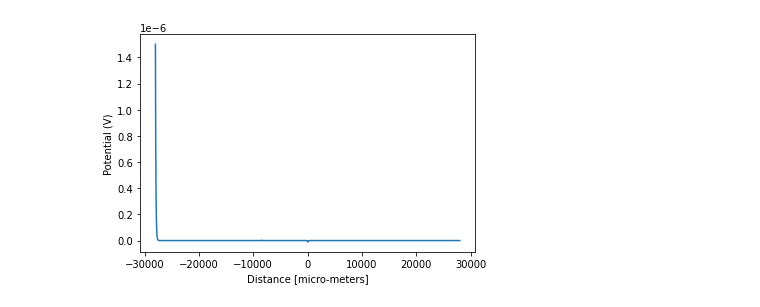
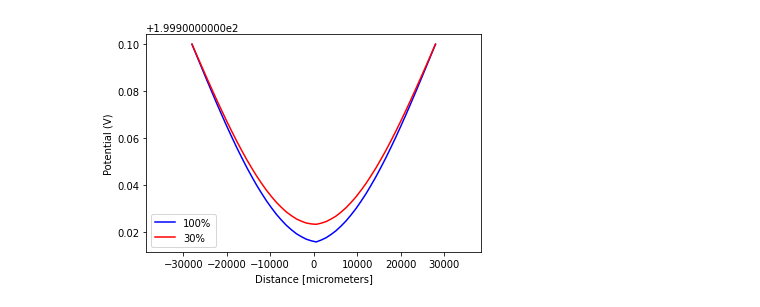
Before and after one commit to adam-hosier/Subtraction_Paper, a Jupyter notebook: 1D Poisson Solver.ipynb, the cells around one changed output. Drawn from its saved outputs; the diff is of its cells as text; code cells hidden in the pictures.

```diff
--- a/1D Poisson Solver.ipynb
+++ b/1D Poisson Solver.ipynb
@@ -184,7 +136,7 @@ Use the fastest Poisson solver that we have at the moment: `Laplace_Gauss_Seidel
 # %%
 from tqdm import tqdm
 # %%
-Max_iter=3000000
+Max_iter=300
 tol = 1e-3
 Nmax = 1000
 Phi = np.zeros(Nmax, dtype=np.float64)
@@ -290,5 +196,10 @@ Modify the Laplace solvers to now solve Poisson's equation:
 # %%
 import numpy as np
+import scipy
+import math as m
+import lmfit
+import scipy.integrate as integrate
+from cmath import inf
 
 def Poisson_Jacobi(Phi, rho, Delta=1.):
     """One update in the Jacobi algorithm for Poisson's equation"""
@@ -320,3 +231,20 @@ def Poisson_Gauss_Seidel_odd_even(Phi, rho, Delta=1.):
     Phi[2:-1:2, 1:-2:2] = 0.25*(Phi[3::2, 1:-2:2] + Phi[1:-2:2, 1:-2:2]
                                 + Phi[2:-1:2, 2::2] + Phi[2:-1:2, 0:-2:2]) + a * rho[2:-1:2, 1:-2:2]
     return Phi
+
+
+def Poisson_Gauss_Seidel_odd_even_1D(Phi, rho, Delta=1.):
+    """One update in the Gauss-Seidel algorithm on odd or even fields"""
+    a = np.pi * Delta**2
+    # odd update (uses old even)
+    Phi[1:-2:2] = 0.25*(Phi[2::2] + Phi[0:-2:2]
+                                + Phi[1:-2:2] + Phi[1:-2:2]) + a * rho[1:-2:2]
+    Phi[2:-1:2] = 0.25*(Phi[3::2] + Phi[1:-2:2]
+                                + Phi[2:-1:2] + Phi[2:-1:2]) + a * rho[2:-1:2]
+
+    # even update (uses new odd)
+    Phi[1:-2:2] = 0.25*(Phi[2::2] + Phi[0:-2:2]
+                                + Phi[1:-2:2] + Phi[1:-2:2]) + a * rho[1:-2:2]
+    Phi[2:-1:2] = 0.25*(Phi[3::2] + Phi[1:-2:2]
+                                + Phi[2:-1:2] + Phi[2:-1:2]) + a * rho[2:-1:2]
+    return Phi
@@ -396,12 +347,18 @@ SOR converged in 1 iterations to 8.661821095379365e-07
 # %%
 #plot_surf(Phi, elevation=40, azimuth=20);
 xp = np.linspace(-r_dtube, r_dtube, num=Nmax)
 
 plt.figure()
 plt.ylabel('Potential (V)')
 #plt.xlabel('Distance (arb)')
-plt.xlabel('Distance [micro-meters]')
-plt.plot(xp, Phi)
+plt.xlabel('Distance [micrometers]')
+#plt.ylim(0, 250)
+#plt.xlim(-r_ebeam*1100, r_ebeam*1100)
+#plt.ylim(ymax=0.1)
+
+plt.plot(xp, Phi, c='b', label='100%')
+plt.plot(xp, Phi2, c='r', label='30%')
+plt.legend()
 plt.show()
 # %% [output]
-[figure, old version]
+[figure, new version]
```
Also changed, not shown: parts of 46 cells of this notebook, 1 other file.
